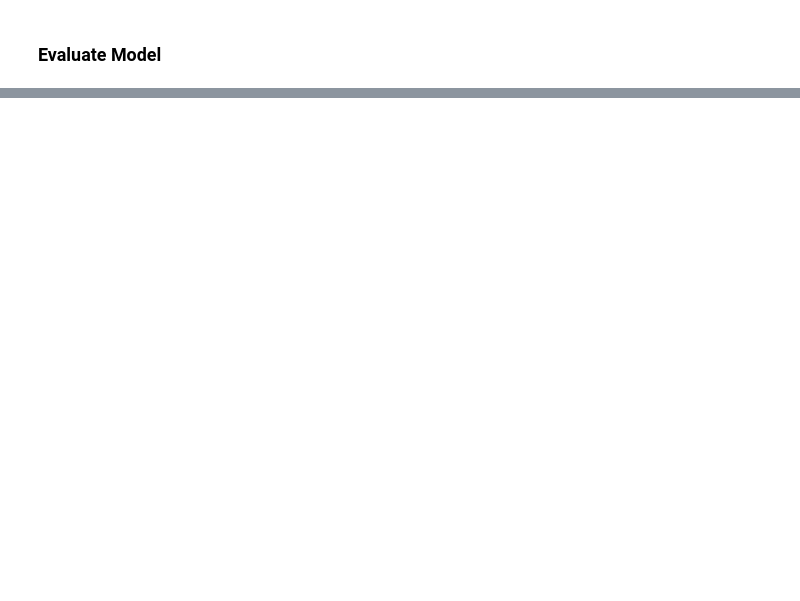
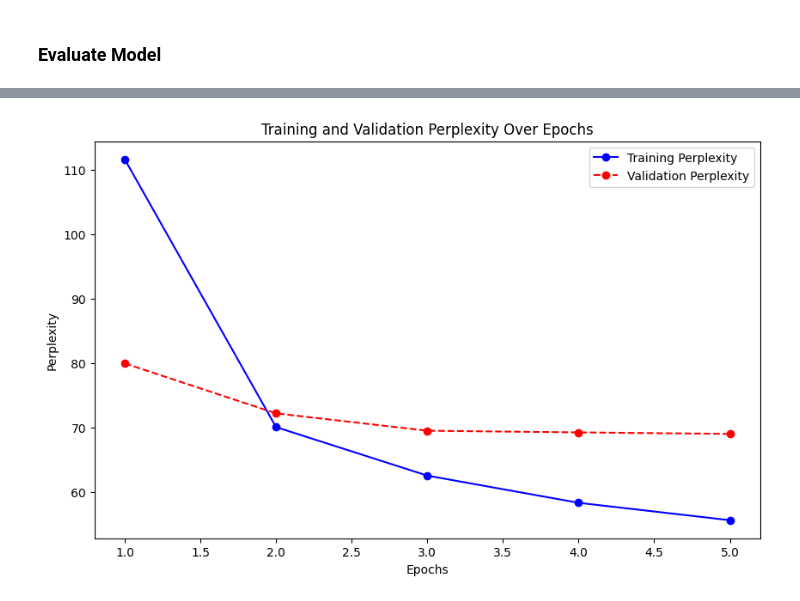
Before and after one commit to ChetaNMahipaL/ANLP-Assignment-1, a Jupyter notebook: Transformer/main.ipynb, the cells around one changed output, grey strips where cells are left out. Cells and saved outputs as stored; diff of their text form; code cells hidden in the pictures; blank space fills up the shorter version.

```diff
--- a/Transformer/main.ipynb
+++ b/Transformer/main.ipynb
@@ -49,7 +60,7 @@ for i in range(len(tokenized_corpus)):
 # print(tokenized_corpus[2])
 word_to_ind["<sos>"] = len(word_to_ind)
 word_to_ind["<eos>"] = len(word_to_ind)
-print(len(word_to_ind))
+# print(len(word_to_ind))
 
-
-word2vec_model = Word2Vec(sentences=tokenized_corpus, vector_size=200, window=5, min_count=1, workers=4)
+word2vec_model = Word2Vec(sentences=tokenized_corpus, vector_size=100, window=5, min_count=1, workers=4)
+print("Prepare Word Embeddings")
@@ -266,25 +242,27 @@ class LM_Dataset(torch.utils.data.Dataset):
 # %% [markdown]
 ### **Creating Input**
 # %%
-def process_sentences(sentences, word_to_index, max_len=None):
+def prepare_data(sentences, word_to_index, max_len=None):
     def words_to_indices(words, word_to_index):
         return [word_to_index.get(word, 0) for word in words]
 
-    context_indices = []
-    central_word_indices = []
+    all_indices = []
 
     for sentence in sentences:
         word_indices = words_to_indices(sentence, word_to_index)
 
         if max_len is not None:
-            word_indices = word_indices[:max_len] + [0] * (max_len - len(word_indices))
+            word_indices = word_indices[:max_len]
 
-        context_indices.append(word_indices[:-1])
+        all_indices.extend(word_indices)
 
-        central_word_indices.append(word_indices[1:])
+    data = torch.LongTensor(all_indices)
+    return data
 
-    return context_indices, central_word_indices
+train_gram_inp = prepare_data(train_data, word_to_ind, max_len=40)
+val_gram_inp= prepare_data(validation_data, word_to_ind, max_len=40)
+test_gram_inp = prepare_data(test_data, word_to_ind, max_len=40)
 
-train_gram_inp, train_cen_inp = process_sentences(train_data, word_to_ind, max_len=20)
-val_gram_inp, val_cen_inp = process_sentences(validation_data, word_to_ind, max_len=20)
-test_gram_inp, test_cen_inp = process_sentences(test_data, word_to_ind, max_len=20)
+# Example output
+# print(train_cen_inp[0])
+print("Created input for loading")
@@ -394,0 +431,14 @@ for epoch in range(num_epochs):
+# %%
+epochs = range(1, len(perp_vis_t) + 1)  # Assuming each entry corresponds to an epoch
+
+plt.figure(figsize=(10, 6))
+plt.plot(epochs, perp_vis_t, marker='o', linestyle='-', color='blue', label='Training Perplexity')
+plt.plot(epochs, perp_vis_val, marker='o', linestyle='--', color='red', label='Validation Perplexity')
+plt.xlabel('Epochs')
+plt.ylabel('Perplexity')
+plt.title('Training and Validation Perplexity Over Epochs')
+plt.legend()
+plt.savefig('plot.png')
+# plt.show()
+# %% [output]
+[figure, added]
```
Also changed, not shown: parts of 17 cells of this notebook, 11 other files.
